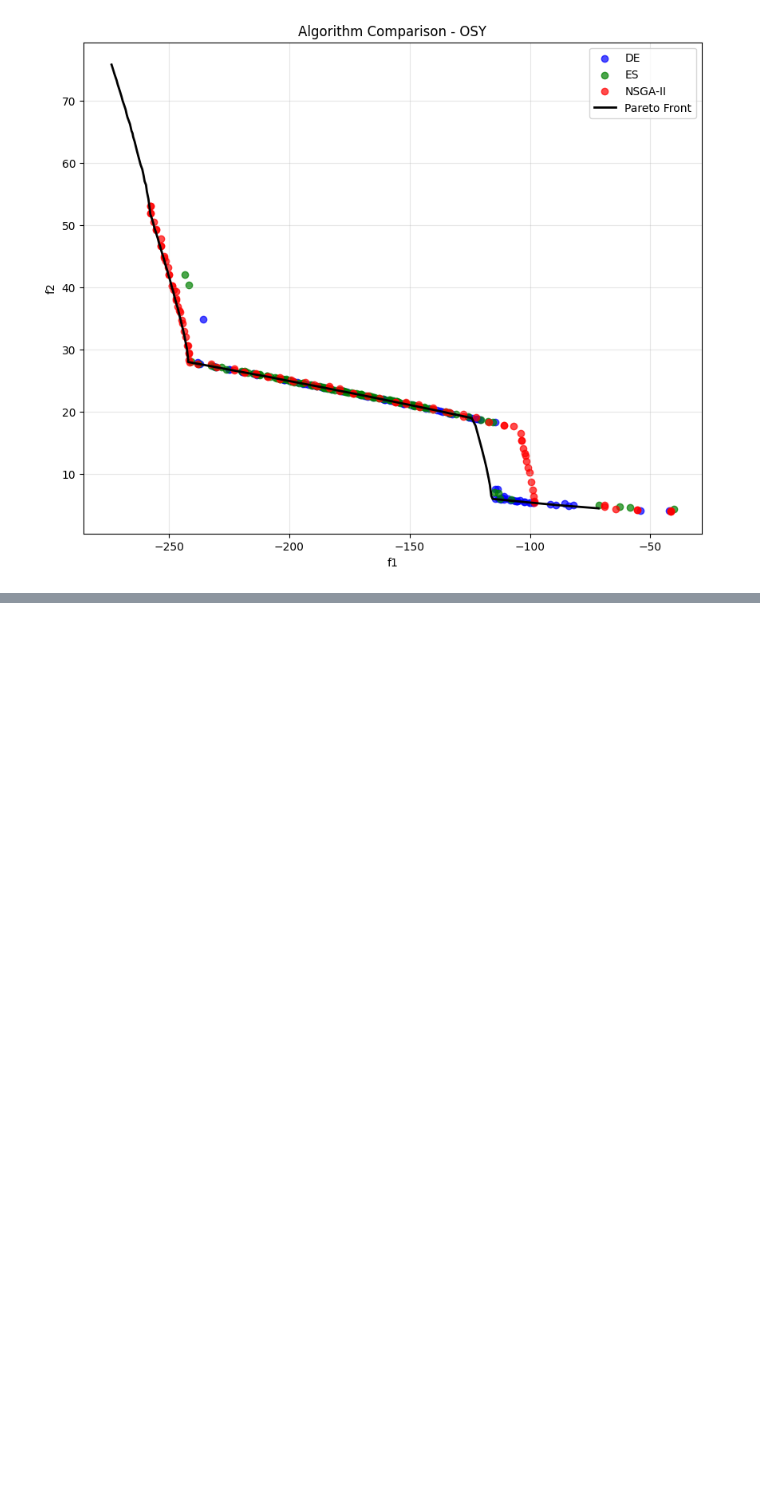
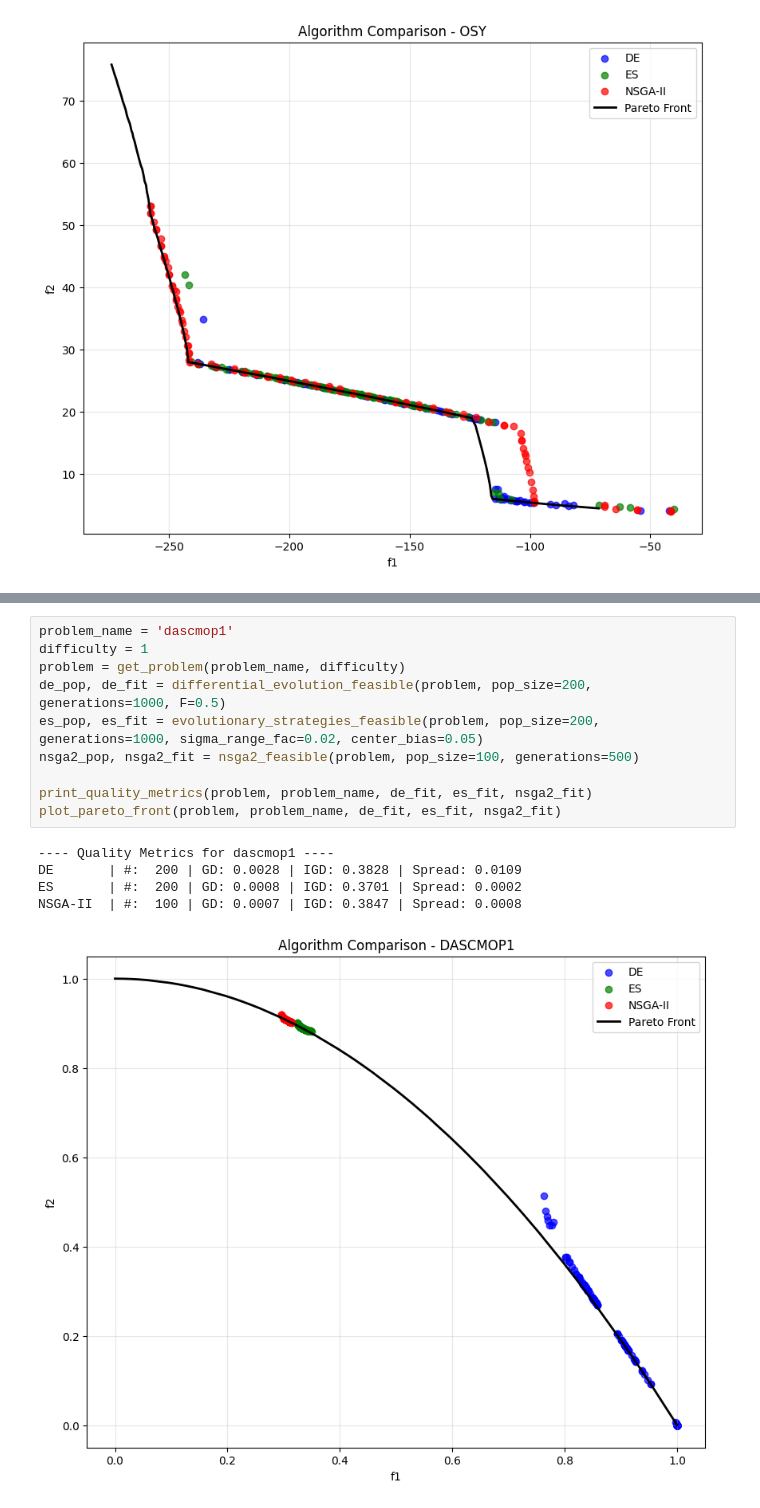
Before and after one commit to davidzemancz/evoptimizer, a Jupyter notebook: experiments.ipynb, the cells around one changed output, grey strips where cells are left out. Drawn from its saved outputs; the diff is of its cells as text; blank space fills up the shorter version.

```diff
--- a/experiments.ipynb
+++ b/experiments.ipynb
@@ -90,0 +157,16 @@ plot_pareto_front(problem, problem_name, de_fit, es_fit, nsga2_fit)
+# %%
+problem_name = 'dascmop1'
+difficulty = 1
+problem = get_problem(problem_name, difficulty)
+de_pop, de_fit = differential_evolution_feasible(problem, pop_size=200, generations=1000, F=0.5)
+es_pop, es_fit = evolutionary_strategies_feasible(problem, pop_size=200, generations=1000, sigma_range_fac=0.02, center_bias=0.05)
+nsga2_pop, nsga2_fit = nsga2_feasible(problem, pop_size=100, generations=500)
+
+print_quality_metrics(problem, problem_name, de_fit, es_fit, nsga2_fit)
+plot_pareto_front(problem, problem_name, de_fit, es_fit, nsga2_fit)
+# %% [output]
+---- Quality Metrics for dascmop1 ----
+DE       | #:  200 | GD: 0.0028 | IGD: 0.3828 | Spread: 0.0109
+ES       | #:  200 | GD: 0.0008 | IGD: 0.3701 | Spread: 0.0002
+NSGA-II  | #:  100 | GD: 0.0007 | IGD: 0.3847 | Spread: 0.0008
+[figure, added]
```
Also changed, not shown: parts of 7 cells of this notebook, 2 other files.
